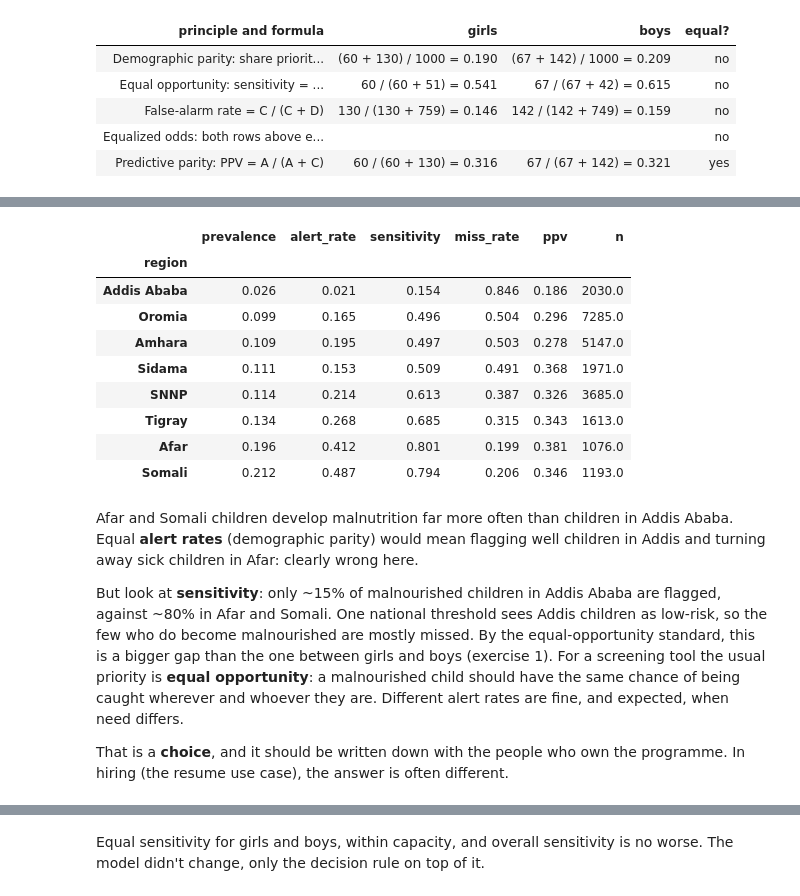
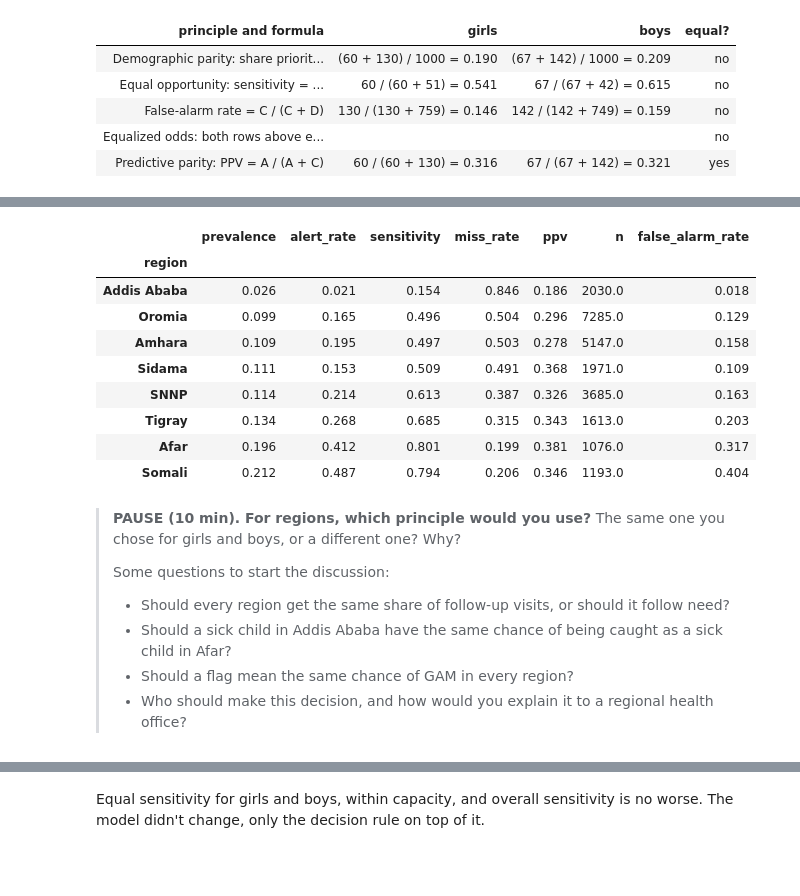
Before and after one commit to ydfriedman/MLOps-Workshop, a Jupyter notebook: malnutrition/04-fairlearn/fairness.ipynb, the cells around one changed output, grey strips where cells are left out. Cells and saved outputs as stored; diff of their text form; code cells hidden in the pictures; blank space fills up the shorter version.

```diff
--- a/malnutrition/04-fairlearn/fairness.ipynb
+++ b/malnutrition/04-fairlearn/fairness.ipynb
@@ -245,30 +251,26 @@ show_ratios(one_threshold, digits=3)
 # %%
-by_region = MetricFrame(metrics=metrics, y_true=y, y_pred=flag, sensitive_features=evalset["region"])
+from fairlearn.metrics import false_positive_rate
+
+by_region = MetricFrame(metrics=metrics | {"false_alarm_rate": false_positive_rate},
+                        y_true=y, y_pred=flag, sensitive_features=evalset["region"])
 by_region.by_group.sort_values("prevalence")
 # %% [output]
-|  | prevalence | alert_rate | sensitivity | miss_rate | ppv | n |
-| region |  |  |  |  |  |  |
-| Addis Ababa | 0.026 | 0.021 | 0.154 | 0.846 | 0.186 | 2030.0 |
-| Oromia | 0.099 | 0.165 | 0.496 | 0.504 | 0.296 | 7285.0 |
-| Amhara | 0.109 | 0.195 | 0.497 | 0.503 | 0.278 | 5147.0 |
-| Sidama | 0.111 | 0.153 | 0.509 | 0.491 | 0.368 | 1971.0 |
-| SNNP | 0.114 | 0.214 | 0.613 | 0.387 | 0.326 | 3685.0 |
-| Tigray | 0.134 | 0.268 | 0.685 | 0.315 | 0.343 | 1613.0 |
-| Afar | 0.196 | 0.412 | 0.801 | 0.199 | 0.381 | 1076.0 |
-| Somali | 0.212 | 0.487 | 0.794 | 0.206 | 0.346 | 1193.0 |
+|  | prevalence | alert_rate | sensitivity | miss_rate | ppv | n | false_alarm_rate |
+| region |  |  |  |  |  |  |  |
+| Addis Ababa | 0.026 | 0.021 | 0.154 | 0.846 | 0.186 | 2030.0 | 0.018 |
+| Oromia | 0.099 | 0.165 | 0.496 | 0.504 | 0.296 | 7285.0 | 0.129 |
+| Amhara | 0.109 | 0.195 | 0.497 | 0.503 | 0.278 | 5147.0 | 0.158 |
+| Sidama | 0.111 | 0.153 | 0.509 | 0.491 | 0.368 | 1971.0 | 0.109 |
+| SNNP | 0.114 | 0.214 | 0.613 | 0.387 | 0.326 | 3685.0 | 0.163 |
+| Tigray | 0.134 | 0.268 | 0.685 | 0.315 | 0.343 | 1613.0 | 0.203 |
+| Afar | 0.196 | 0.412 | 0.801 | 0.199 | 0.381 | 1076.0 | 0.317 |
+| Somali | 0.212 | 0.487 | 0.794 | 0.206 | 0.346 | 1193.0 | 0.404 |
 # %% [markdown]
-Afar and Somali children develop malnutrition far more often than children in Addis
-Ababa. Equal **alert rates** (demographic parity) would mean flagging well children in
-Addis and turning away sick children in Afar: clearly wrong here.
-
-But look at **sensitivity**: only ~15% of malnourished children in Addis Ababa are
-flagged, against ~80% in Afar and Somali. One national threshold sees Addis children as
-low-risk, so the few who do become malnourished are mostly missed. By the
-equal-opportunity standard, this is a bigger gap than the one between girls and boys
-(exercise 1). For a screening tool
-the usual priority is **equal opportunity**: a malnourished child should have the same
-chance of being caught wherever and whoever they are. Different alert rates are fine,
-and expected, when need differs.
-
-That is a **choice**, and it should be written down with the people who own the
-programme. In hiring (the resume use case), the answer is often different.
+> **PAUSE (10 min). For regions, which principle would you use?** The same one you chose for girls and boys,
+> or a different one? Why?
+>
+> Some questions to start the discussion:
+> - Should every region get the same share of follow-up visits, or should it follow need?
+> - Should a sick child in Addis Ababa have the same chance of being caught as a sick child in Afar?
+> - Should a flag mean the same chance of GAM in every region?
+> - Who should make this decision, and how would you explain it to a regional health office?
```
Also changed, not shown: parts of 20 cells of this notebook, 2 other files.
